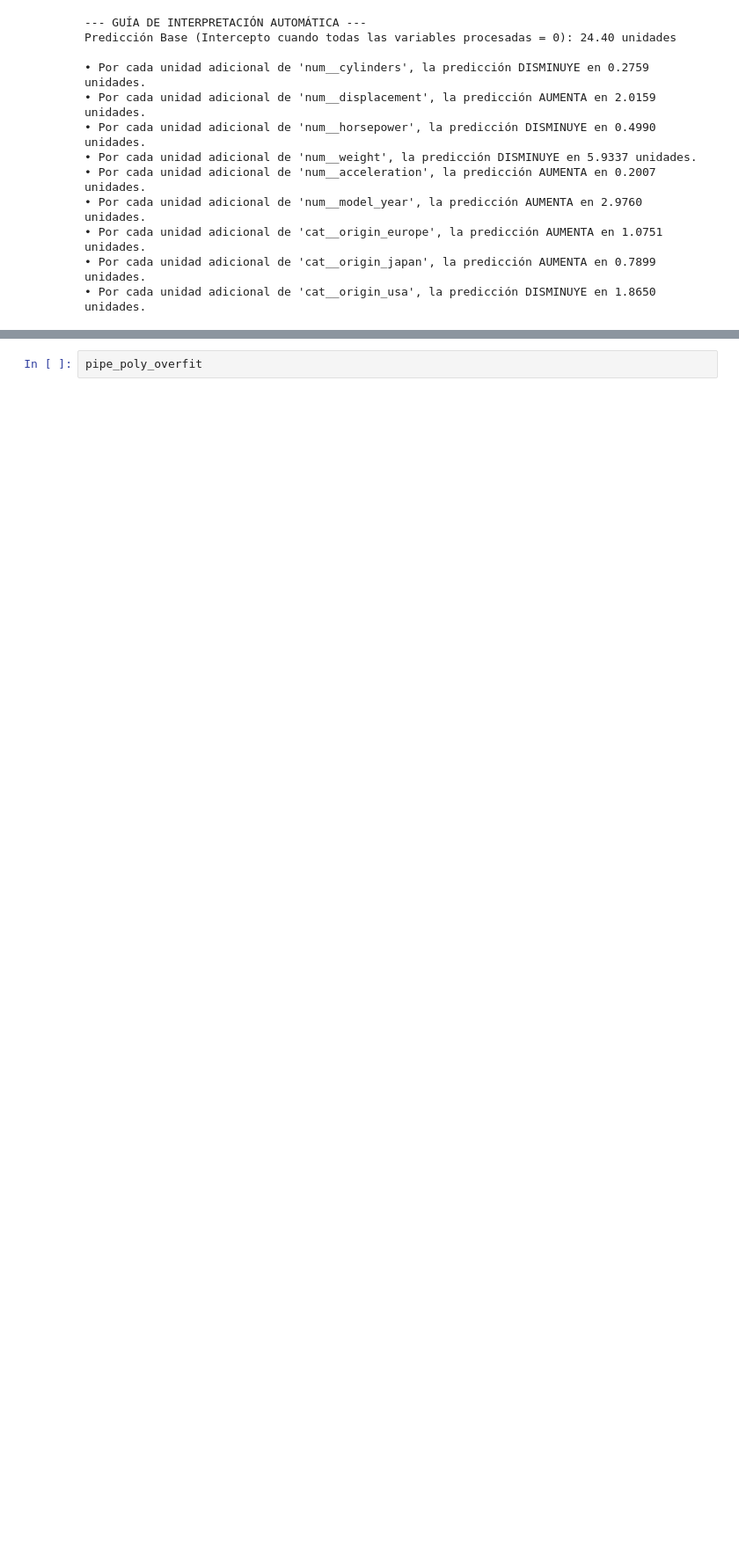
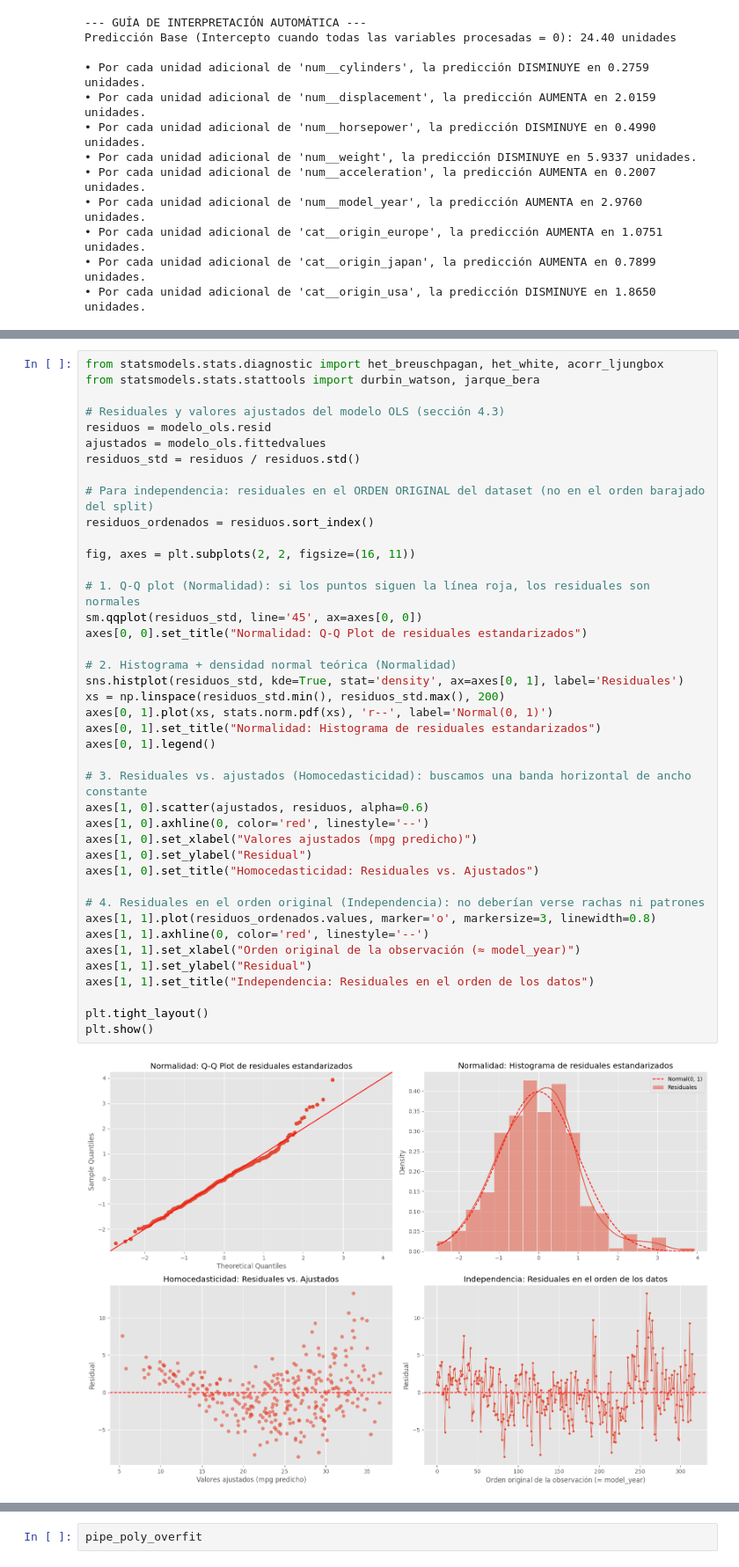
Before and after one commit to sergiomorapardo/StochasticAITechniquesClass, a Jupyter notebook: Notebooks/L4_LinearRegression.ipynb, the cells around one changed output, grey strips where cells are left out. Shown at 88% size. Cells and saved outputs as stored; diff of their text form; blank space fills up the shorter version.

```diff
--- a/Notebooks/L4_LinearRegression.ipynb
+++ b/Notebooks/L4_LinearRegression.ipynb
@@ -419,0 +627,43 @@ Predicción Base (Intercepto cuando todas las variables procesadas = 0): 24.40 u
+# %%
+from statsmodels.stats.diagnostic import het_breuschpagan, het_white, acorr_ljungbox
+from statsmodels.stats.stattools import durbin_watson, jarque_bera
+
+# Residuales y valores ajustados del modelo OLS (sección 4.3)
+residuos = modelo_ols.resid
+ajustados = modelo_ols.fittedvalues
+residuos_std = residuos / residuos.std()
+
+# Para independencia: residuales en el ORDEN ORIGINAL del dataset (no en el orden barajado del split)
+residuos_ordenados = residuos.sort_index()
+
+fig, axes = plt.subplots(2, 2, figsize=(16, 11))
+
+# 1. Q-Q plot (Normalidad): si los puntos siguen la línea roja, los residuales son normales
+sm.qqplot(residuos_std, line='45', ax=axes[0, 0])
+axes[0, 0].set_title("Normalidad: Q-Q Plot de residuales estandarizados")
+
+# 2. Histograma + densidad normal teórica (Normalidad)
+sns.histplot(residuos_std, kde=True, stat='density', ax=axes[0, 1], label='Residuales')
+xs = np.linspace(residuos_std.min(), residuos_std.max(), 200)
+axes[0, 1].plot(xs, stats.norm.pdf(xs), 'r--', label='Normal(0, 1)')
+axes[0, 1].set_title("Normalidad: Histograma de residuales estandarizados")
+axes[0, 1].legend()
+
+# 3. Residuales vs. ajustados (Homocedasticidad): buscamos una banda horizontal de ancho constante
+axes[1, 0].scatter(ajustados, residuos, alpha=0.6)
+axes[1, 0].axhline(0, color='red', linestyle='--')
+axes[1, 0].set_xlabel("Valores ajustados (mpg predicho)")
+axes[1, 0].set_ylabel("Residual")
+axes[1, 0].set_title("Homocedasticidad: Residuales vs. Ajustados")
+
+# 4. Residuales en el orden original (Independencia): no deberían verse rachas ni patrones
+axes[1, 1].plot(residuos_ordenados.values, marker='o', markersize=3, linewidth=0.8)
+axes[1, 1].axhline(0, color='red', linestyle='--')
+axes[1, 1].set_xlabel("Orden original de la observación (≈ model_year)")
+axes[1, 1].set_ylabel("Residual")
+axes[1, 1].set_title("Independencia: Residuales en el orden de los datos")
+
+plt.tight_layout()
+plt.show()
+# %% [output]
+[figure, added]
```
Also changed, not shown: parts of 24 cells of this notebook.
